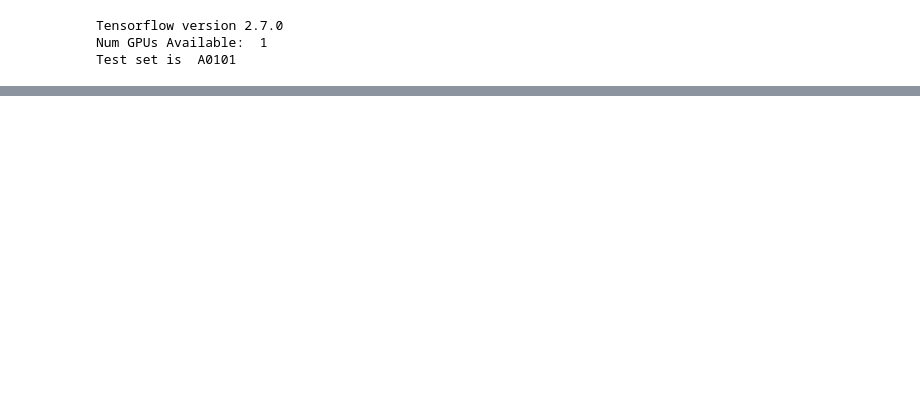
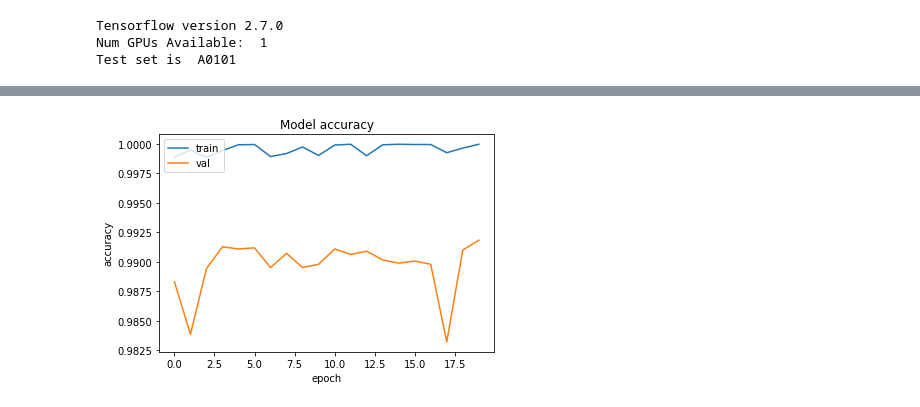
Before and after one commit to rnaimehaom/neoantigen, a Jupyter notebook: APPM/script/train.ipynb, the cells around one changed output, grey strips where cells are left out. Cells and saved outputs as stored; diff of their text form; code cells hidden in the pictures; blank space fills up the shorter version.

Commit message:
training complete

```diff
--- a/APPM/script/train.ipynb
+++ b/APPM/script/train.ipynb
@@ -175,0 +231,22 @@ NameError: name 'data' is not defined
+# %%
+from tensorflow.keras import datasets, layers, models
+import matplotlib.pyplot as plt
+
+# simple model
+model = models.Sequential()
+model.add(layers.Conv2D(32, (2, 2), activation='relu', input_shape=(11, 21, 1)))
+model.add(layers.Conv2D(64, (2, 2), activation='relu'))
+#model.add(layers.MaxPooling2D((2, 2)))
+model.add(layers.Conv2D(64, (2, 2), activation='relu'))
+
+model.add(layers.Flatten())
+model.add(layers.Dense(64, activation='relu'))
+model.add(layers.Dense(2))
+# %%
+model.summary()
+
+model.compile(optimizer='adam',
+              loss=tf.keras.losses.CategoricalCrossentropy(from_logits=True),
+              metrics=['accuracy'])
+
+history = model.fit(X_train_data, Y_train_labels, epochs=20, validation_split = 0.2)
@@ -175,0 +271,11 @@ NameError: name 'data' is not defined
+# %%
+plt.plot(history.history['accuracy'])
+plt.plot(history.history['val_accuracy'])
+plt.title('Model accuracy')
+plt.ylabel('accuracy')
+plt.xlabel('epoch')
+plt.legend(['train', 'val'], loc='upper left')
+plt.show()
+#plt.savefig('accuracy.png')
+# %% [output]
+[figure, added]
```
Also changed, not shown: parts of 8 cells of this notebook, 7 other files.
